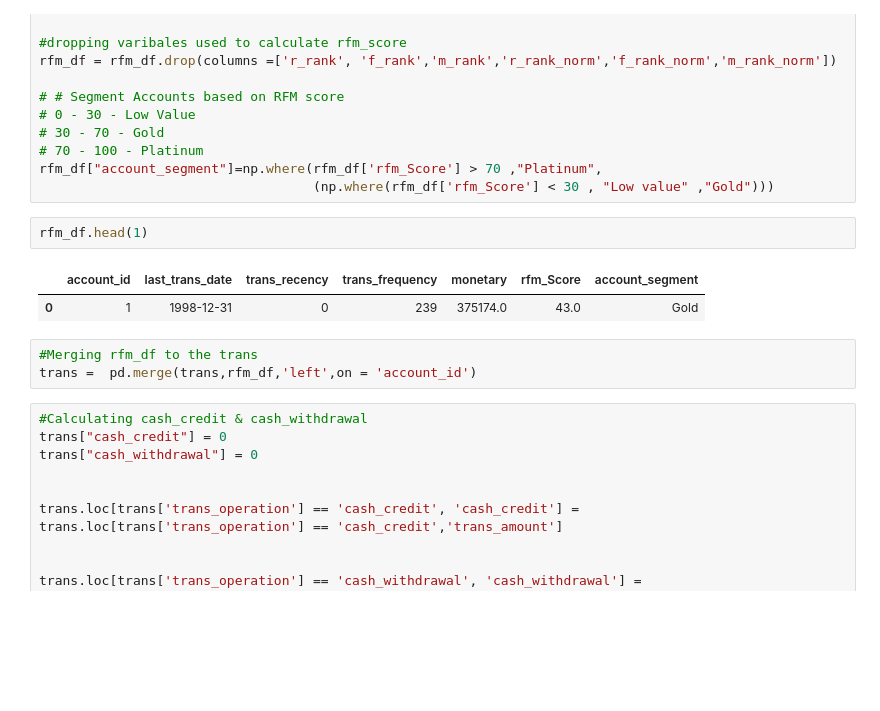
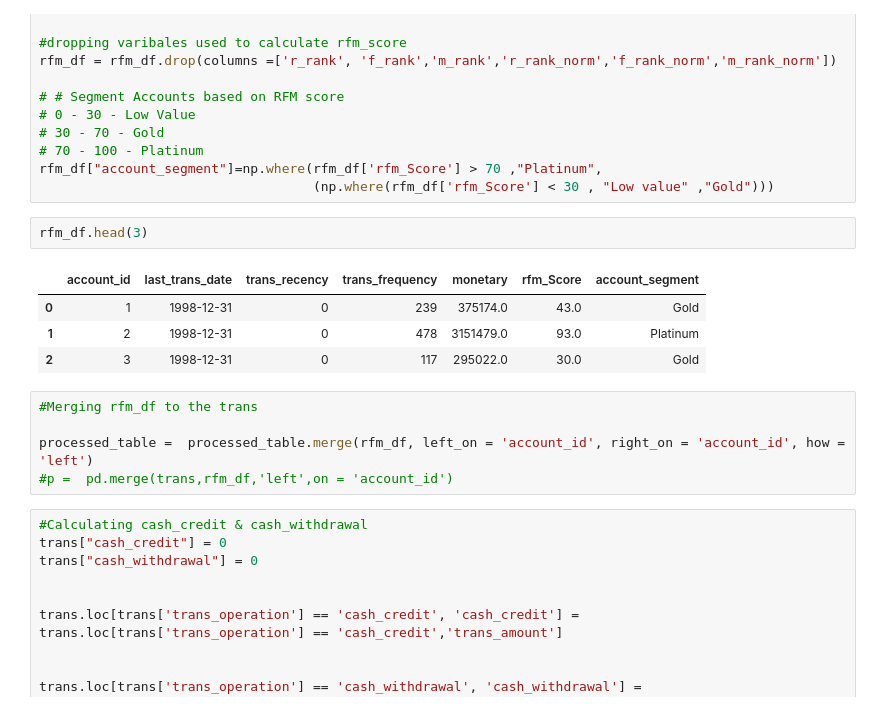
Before and after one commit to vinayrajagopalan7891/Descriptive-Analysis-Berka, a Jupyter notebook: Data.ipynb, the cells around one changed output. Cells and saved outputs as stored; diff of their text form; blank space fills up the shorter version.

```diff
--- a/Data.ipynb
+++ b/Data.ipynb
@@ -686,13 +690,17 @@ rfm_df = rfm_df.drop(columns =['r_rank', 'f_rank','m_rank','r_rank_norm','f_rank
 rfm_df["account_segment"]=np.where(rfm_df['rfm_Score'] > 70 ,"Platinum",
                                    (np.where(rfm_df['rfm_Score'] < 30 , "Low value" ,"Gold")))
 # %%
-rfm_df.head(1)
+rfm_df.head(3)
 # %% [output]
 |  | account_id | last_trans_date | trans_recency | trans_frequency | monetary | rfm_Score | account_segment |
 | 0 | 1 | 1998-12-31 | 0 | 239 | 375174.0 | 43.0 | Gold |
+| 1 | 2 | 1998-12-31 | 0 | 478 | 3151479.0 | 93.0 | Platinum |
+| 2 | 3 | 1998-12-31 | 0 | 117 | 295022.0 | 30.0 | Gold |
 # %%
 #Merging rfm_df to the trans
-trans =  pd.merge(trans,rfm_df,'left',on = 'account_id')
+
+processed_table =  processed_table.merge(rfm_df, left_on = 'account_id', right_on = 'account_id', how = 'left')
+#p =  pd.merge(trans,rfm_df,'left',on = 'account_id')
 # %%
 #Calculating cash_credit & cash_withdrawal
 trans["cash_credit"] = 0
```
Also changed, not shown: parts of 15 cells of this notebook.
